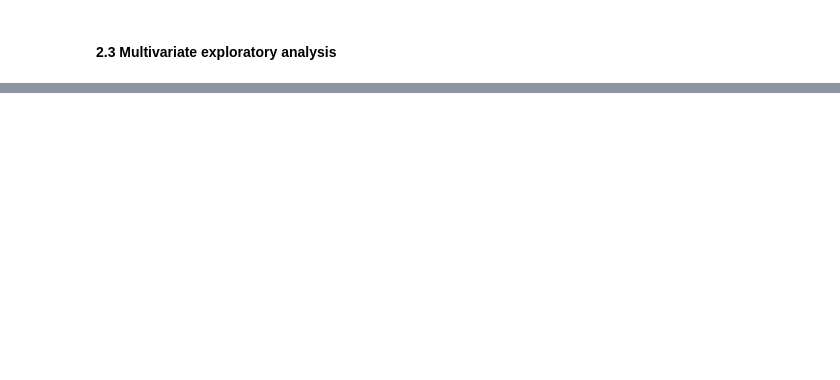
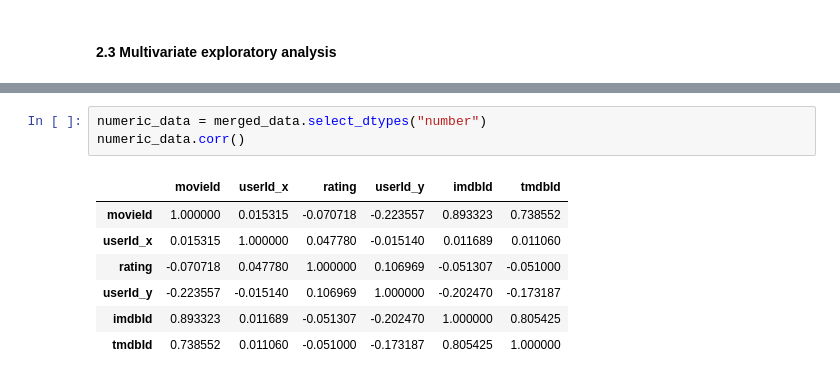
Before and after one commit to mercytegekson/Movie-Recommendation-System-, a Jupyter notebook: index.ipynb, the cells around one changed output, grey strips where cells are left out. Saved outputs shown, nothing was run; the diff lists cells and outputs as text; blank space fills up the shorter version.

```diff
--- a/index.ipynb
+++ b/index.ipynb
@@ -271,0 +284,11 @@ interaction_matrix = merged_data.pivot_table(index='userId_x', columns='movieId'
+# %%
+numeric_data = merged_data.select_dtypes("number")
+numeric_data.corr()
+# %% [output]
+|  | movieId | userId_x | rating | userId_y | imdbId | tmdbId |
+| movieId | 1.000000 | 0.015315 | -0.070718 | -0.223557 | 0.893323 | 0.738552 |
+| userId_x | 0.015315 | 1.000000 | 0.047780 | -0.015140 | 0.011689 | 0.011060 |
+| rating | -0.070718 | 0.047780 | 1.000000 | 0.106969 | -0.051307 | -0.051000 |
+| userId_y | -0.223557 | -0.015140 | 0.106969 | 1.000000 | -0.202470 | -0.173187 |
+| imdbId | 0.893323 | 0.011689 | -0.051307 | -0.202470 | 1.000000 | 0.805425 |
+| tmdbId | 0.738552 | 0.011060 | -0.051000 | -0.173187 | 0.805425 | 1.000000 |
```
Also changed, not shown: parts of 2 cells of this notebook.
